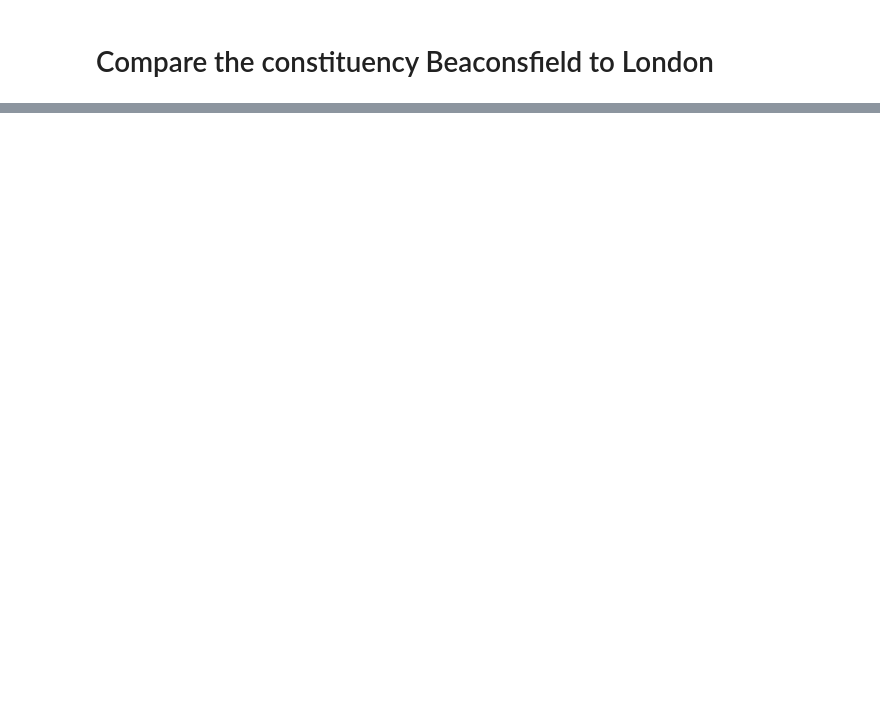
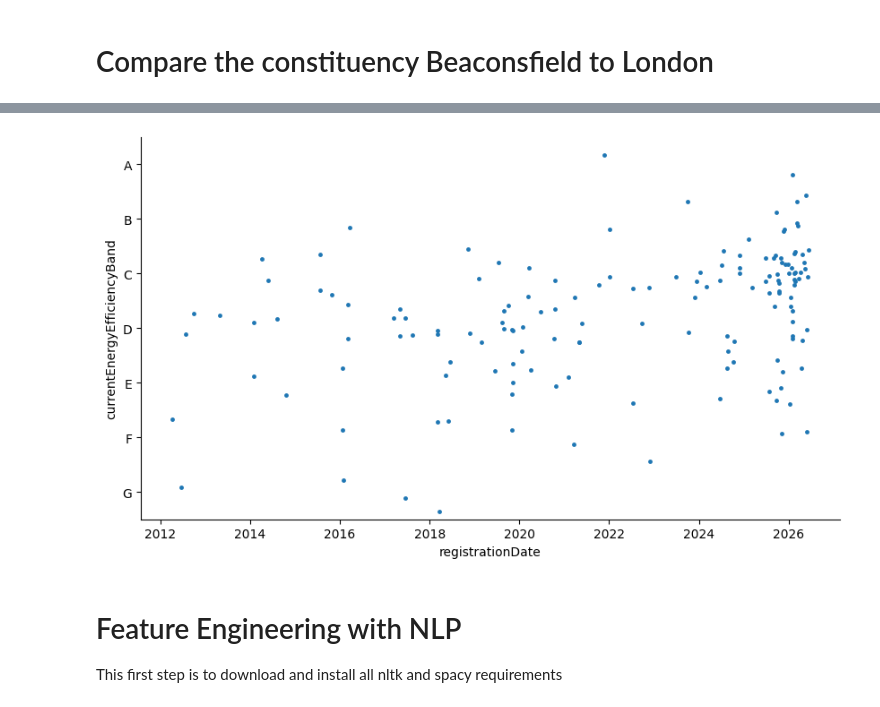
Before and after one commit to WillUniRal/Energy-Ai-consumptions, a Jupyter notebook: setup.ipynb, the cells around one changed output, grey strips where cells are left out. Saved outputs shown, nothing was run; the diff lists cells and outputs as text; code cells hidden in the pictures; blank space fills up the shorter version.

```diff
--- a/setup.ipynb
+++ b/setup.ipynb
@@ -122,0 +187,21 @@ sns.barplot( data=comparison, x="currentEnergyEfficiencyBand", y="proportion", h
+# %%
+# beaconsfield only
+
+data_frame["registrationDate"] = pd.to_datetime(data_frame["registrationDate"])
+data_frame["registrationYear"] = data_frame["registrationDate"].dt.year
+table = sns.catplot(
+    data=data_frame,
+    x="registrationDate",
+    y="currentEnergyEfficiencyBand",
+    native_scale=True,
+    jitter=0.45,
+    kind="strip",
+    size=3.5,
+    legend=False,
+    aspect=1.7
+)
+# %% [output]
+[figure, added]
+# %% [markdown]
+# Feature Engineering with NLP
+This first step is to download and install all nltk and spacy requirements
```
Also changed, not shown: parts of 19 cells of this notebook, 5 other files.
